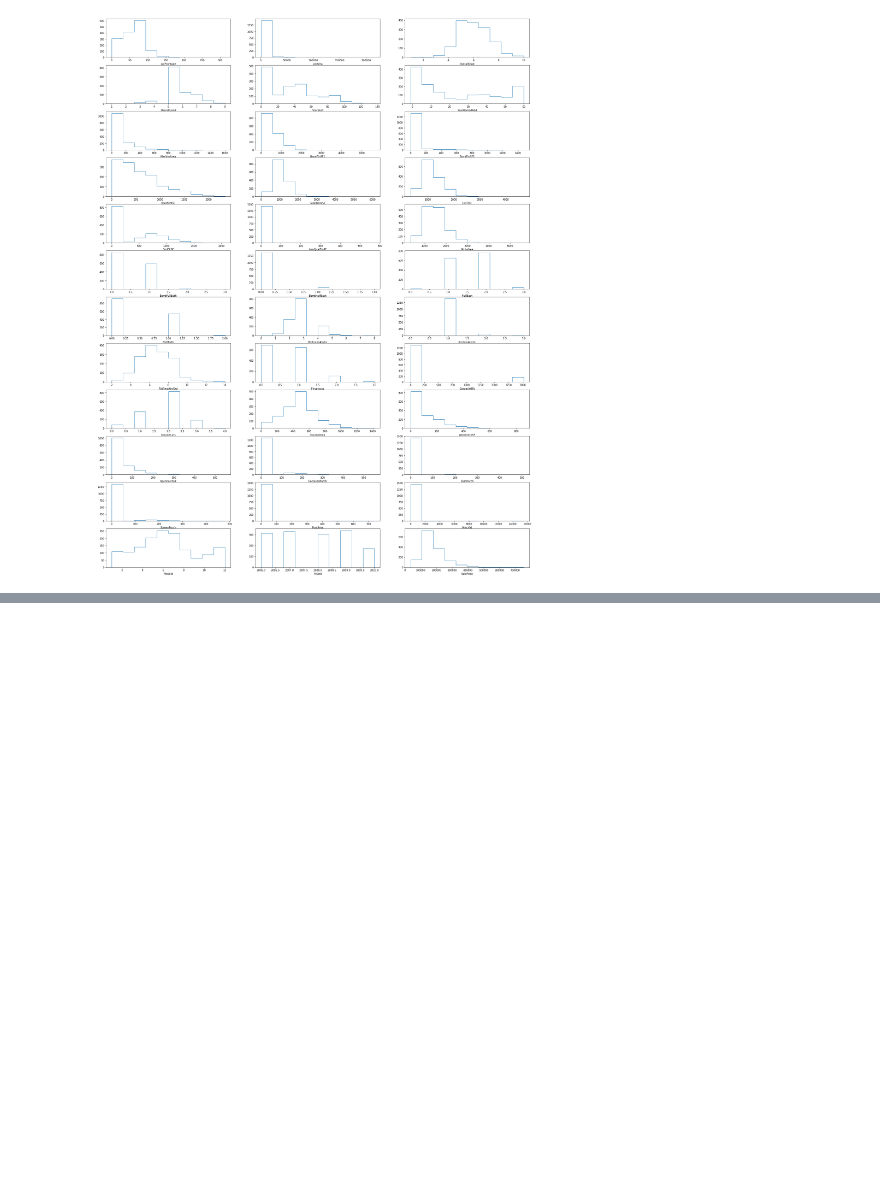
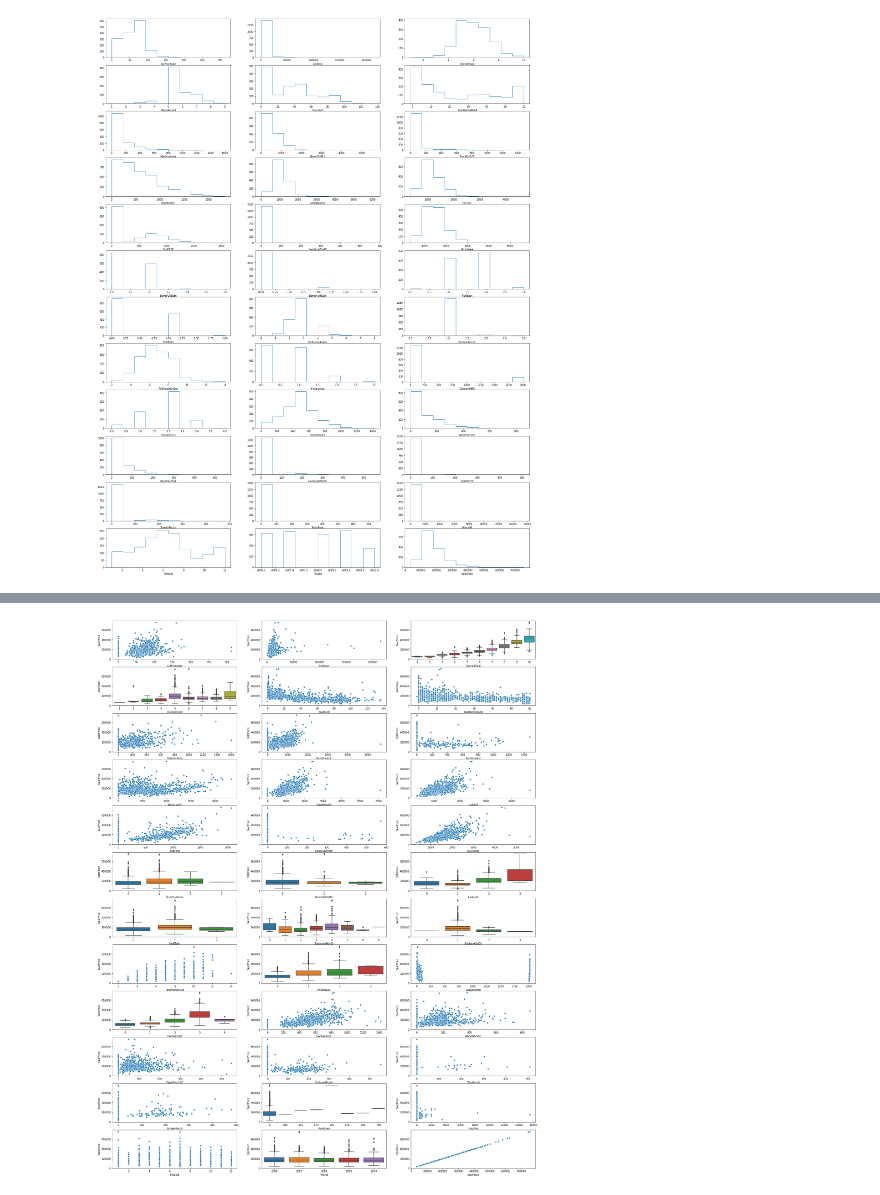
Before and after one commit to Shunling/CapstoneProjects, a Jupyter notebook: HousePriceRegression/Shirley_HousePriceRegression_more_EDA.ipynb, the cells around one changed output, grey strips where cells are left out. Saved outputs shown, nothing was run; the diff lists cells and outputs as text; code cells hidden in the pictures; blank space fills up the shorter version.

```diff
--- a/HousePriceRegression/Shirley_HousePriceRegression_more_EDA.ipynb
+++ b/HousePriceRegression/Shirley_HousePriceRegression_more_EDA.ipynb
@@ -100,0 +123,18 @@ fig2.savefig('./figures/distribution_plot2.png')
+# %%
+fig4 = plt.figure(figsize=(30,50))
+y_col = 'SalePrice'
+a = 0 #active plot number
+for col in df.columns[44:]:
+    a += 1
+    ax = fig4.add_subplot(15,3,a)
+    if len(df[col].unique()) > 10:
+        sns.scatterplot(x=col, y=y_col, data=df,ax=ax)
+    else:
+        sns.catplot(x=col, y=y_col,kind='box',data=df,ax=ax)
+
+    ax.set_xlabel(col)
+    plt.close(2)
+
+fig4.savefig('./figures/Correlation_plot2.png')
+# %% [output]
+[figure, added]
```
Also changed, not shown: parts of 15 cells of this notebook.
